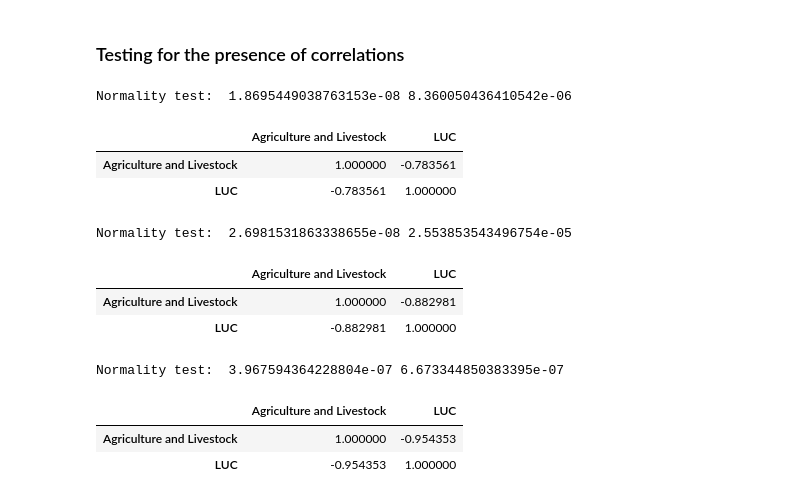
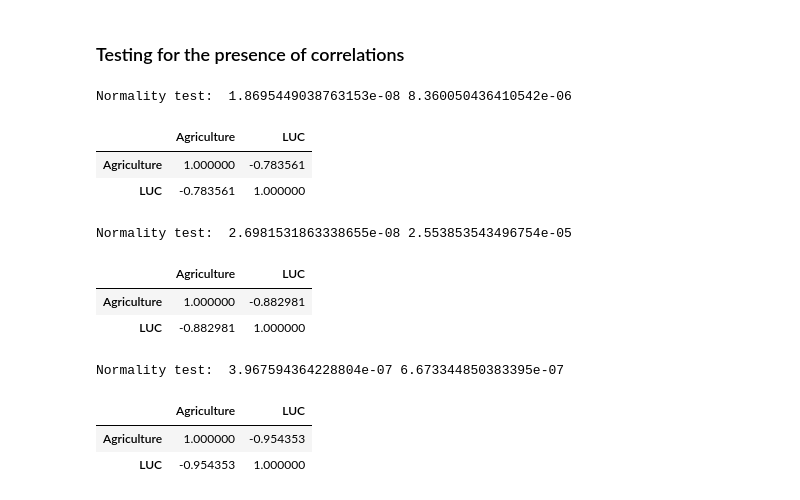
Before and after one commit to lucas-fpaiva/matopiba_emissions, a Jupyter notebook: code/groups.ipynb, the cells around one changed output. Drawn from its saved outputs; the diff is of its cells as text; code cells hidden in the pictures.

```diff
--- a/code/groups.ipynb
+++ b/code/groups.ipynb
@@ -72,8 +77,8 @@ def features_func(data_l):
 
     return data_l
 # %%
-features=["Agriculture and Livestock","LUC","Energy","Waste"]
-features_group=["Agriculture and Livestock","LUC","Energy","Waste","group"]
+features=["Agriculture","LUC","Energy","Waste"]
+features_group=["Agriculture","LUC","Energy","Waste","group"]
 data_proces= features_func(data)
 data_proces.head()
 # %% [output]
@@ -557,39 +559,39 @@ plt.savefig("/content/matopiba_emissions/output/figure4.pdf", format="pdf", dpi=
 # %% [markdown]
 ### Testing for the presence of correlations
 # %%
-_, p1 = stats.normaltest(data['Agriculture and Livestock'])
+_, p1 = stats.normaltest(data['Agriculture'])
 _, p2 = stats.normaltest(data['LUC'])
 print("Normality test: ",p1,p2)
-data[["Agriculture and Livestock", 'LUC']].corr()
+data[["Agriculture", 'LUC']].corr()
 ## -0.783561
 # %% [output]
 Normality test:  1.8695449038763153e-08 8.360050436410542e-06
-|  | Agriculture and Livestock | LUC |
-| Agriculture and Livestock | 1.000000 | -0.783561 |
+|  | Agriculture | LUC |
+| Agriculture | 1.000000 | -0.783561 |
 | LUC | -0.783561 | 1.000000 |
 # %%
 #excluindo o grupo 2
-_, p1 = stats.normaltest(data['Agriculture and Livestock'][data.group !=2])
+_, p1 = stats.normaltest(data['Agriculture'][data.group !=2])
 _, p2 = stats.normaltest(data['LUC'][data.group !=2])
 print("Normality test: ",p1,p2)
-data[["Agriculture and Livestock", 'LUC']][data.group !=2].corr()
+data[["Agriculture", 'LUC']][data.group !=2].corr()
 ## -0.882981
 # %% [output]
 Normality test:  2.6981531863338655e-08 2.553853543496754e-05
-|  | Agriculture and Livestock | LUC |
-| Agriculture and Livestock | 1.000000 | -0.882981 |
+|  | Agriculture | LUC |
+| Agriculture | 1.000000 | -0.882981 |
 | LUC | -0.882981 | 1.000000 |
 # %%
 #excluindo o grupo 2
-_, p1 = stats.normaltest(data['Agriculture and Livestock'][data.group !=2][data.group !=6])
+_, p1 = stats.normaltest(data['Agriculture'][data.group !=2][data.group !=6])
 _, p2 = stats.normaltest(data['LUC'][data.group !=2][data.group !=6])
 print("Normality test: ",p1,p2)
-data[["Agriculture and Livestock", 'LUC']][data.group !=2][data.group !=6].corr()
+data[["Agriculture", 'LUC']][data.group !=2][data.group !=6].corr()
 ## -0.954353
 # %% [output]
 Normality test:  3.967594364228804e-07 6.673344850383395e-07
-|  | Agriculture and Livestock | LUC |
-| Agriculture and Livestock | 1.000000 | -0.954353 |
+|  | Agriculture | LUC |
+| Agriculture | 1.000000 | -0.954353 |
 | LUC | -0.954353 | 1.000000 |
 # %%
 data[data.group==5].sort_values(by='emi_2018',ascending=False).head(5)
```
Also changed, not shown: parts of 9 cells of this notebook.
